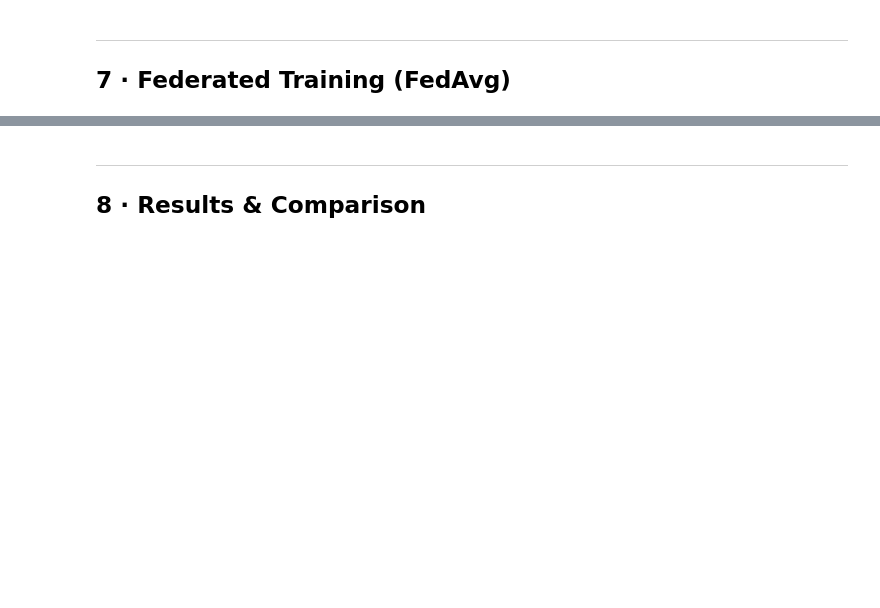
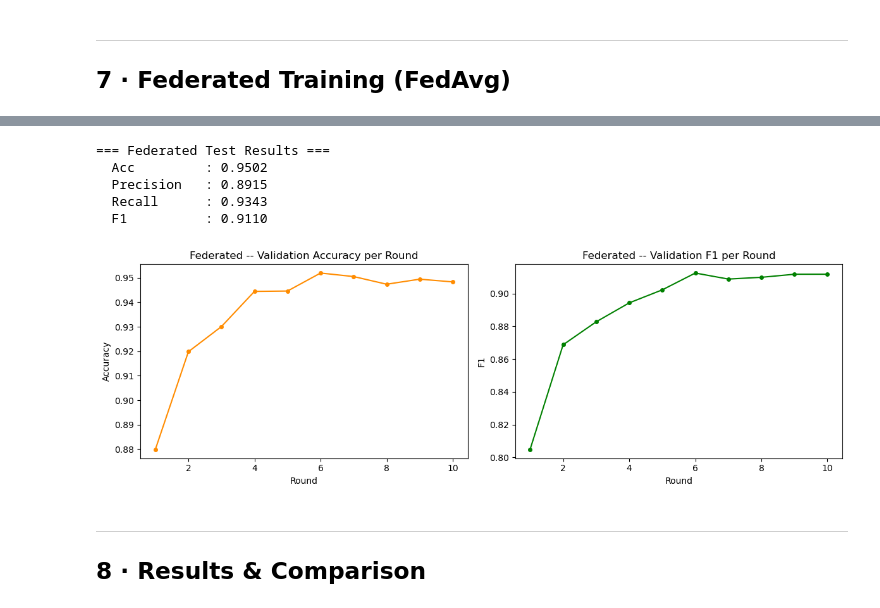
Before and after one commit to eashishkalra/federated-iiot-ids, a Jupyter notebook: final_pipeline.ipynb, the cells around one changed output, grey strips where cells are left out. Saved outputs shown, nothing was run; the diff lists cells and outputs as text; code cells hidden in the pictures; blank space fills up the shorter version.

```diff
--- a/final_pipeline.ipynb
+++ b/final_pipeline.ipynb
@@ -330,12 +442,15 @@ def evaluate_model(model, loader):
     return acc, pr, rc, f1
 # %%
 def get_model_params(model):
-    return [v.detach().cpu().numpy() for v in model.state_dict().values()]
+    return [v.detach().cpu().clone() for v in model.state_dict().values()]
 
 def set_model_params(model, params):
     sd = model.state_dict()
     for (k, v), p in zip(sd.items(), params):
-        sd[k] = torch.tensor(p, dtype=v.dtype)
+        if isinstance(p, torch.Tensor):
+            sd[k] = p.to(dtype=v.dtype)
+        else:
+            sd[k] = torch.tensor(p, dtype=v.dtype)
     model.load_state_dict(sd)
 
 def _train_epoch(model, loader, optimizer, loss_fn):
@@ -435,12 +598,18 @@ def _fedavg_round(parts, global_params, n_features, hidden, adjacency, batch, lr
 # %%
 def run_federated(rounds=ROUNDS, clients=N_CLIENTS, hidden=HIDDEN,
                 batch=BATCH, lr=LR, local_epochs=LOCAL_EPOCHS):
-    meta       = json.load(open(DATA_DIR / 'meta.json'))
+    with open(DATA_DIR / 'meta.json') as f:
+        meta = json.load(f)
     n_features = meta['n_features']
     adjacency  = torch.tensor(np.load(DATA_DIR / 'adjacency.npy'), dtype=torch.float32)
-    val   = pickle.load(open(DATA_DIR / 'val.pkl',  'rb'))
-    test  = pickle.load(open(DATA_DIR / 'test.pkl', 'rb'))
-    parts = [pickle.load(open(DATA_DIR / f'client_{i}.pkl', 'rb')) for i in range(clients)]
+    with open(DATA_DIR / 'val.pkl', 'rb') as f:
+        val = pickle.load(f)
+    with open(DATA_DIR / 'test.pkl', 'rb') as f:
+        test = pickle.load(f)
+    parts = []
+    for i in range(clients):
+        with open(DATA_DIR / f'client_{i}.pkl', 'rb') as f:
+            parts.append(pickle.load(f))
 
     val_loader    = get_loader(val['X'],  val['y'],  4096, shuffle=False)
     te_loader     = get_loader(test['X'], test['y'], 4096, shuffle=False)
@@ -457,7 +626,7 @@ def run_federated(rounds=ROUNDS, clients=N_CLIENTS, hidden=HIDDEN,
         val_acc, val_pr, val_rc, val_f1 = evaluate_model(global_model, val_loader)
         if val_acc > best_val:
             best_val    = val_acc
-            best_params = [p.copy() for p in global_params]
+            best_params = [p.clone() for p in global_params]
         history.append({'round': rnd, 'val_acc': val_acc, 'val_precision': val_pr,
                         'val_recall': val_rc, 'val_f1': val_f1, 'comm_bytes': comm_per_round})
         print(f'  rnd {rnd:02d}: val_acc={val_acc:.4f}  best={best_val:.4f}')
@@ -468,7 +637,8 @@ def run_federated(rounds=ROUNDS, clients=N_CLIENTS, hidden=HIDDEN,
     hist_df.to_csv(OUT_DIR / 'federated_history.csv', index=False)
     torch.save(global_model.state_dict(), OUT_DIR / 'federated_model.pt')
     test_metrics = {'acc': te_acc, 'precision': te_pr, 'recall': te_rc, 'f1': te_f1}
-    json.dump(test_metrics, open(OUT_DIR / 'federated_test_metrics.json', 'w'))
+    with open(OUT_DIR / 'federated_test_metrics.json', 'w') as f:
+        json.dump(test_metrics, f)
     print(f'\nBest val acc : {best_val:.4f}  |  Test acc (held-out once): {te_acc:.4f}')
     return hist_df, test_metrics
 # %%
@@ -476,16 +658,24 @@ fed_hist, fed_test = run_federated()
 # %%
 print('=== Federated Test Results ===')
 for k, v in fed_test.items():
     print(f'  {k.title():12s}: {v:.4f}')
 
-fig, axes = plt.subplots(1, 2, figsize=(12, 4))
-axes[0].plot(fed_hist['round'], fed_hist['val_acc'], marker='o', ms=4, color='darkorange')
-axes[0].set(title='Federated -- Validation Accuracy per Round', xlabel='Round', ylabel='Accuracy')
-axes[1].plot(fed_hist['round'], fed_hist['val_f1'], marker='o', ms=4, color='green')
-axes[1].set(title='Federated -- Validation F1 per Round', xlabel='Round', ylabel='F1')
-plt.tight_layout()
-plt.savefig(OUT_DIR / 'fig_federated.png', bbox_inches='tight')
-plt.show()
+if PLOTTING:
+    fig, axes = plt.subplots(1, 2, figsize=(12, 4))
+    axes[0].plot(fed_hist['round'], fed_hist['val_acc'], marker='o', ms=4, color='darkorange')
+    axes[0].set(title='Federated -- Validation Accuracy per Round', xlabel='Round', ylabel='Accuracy')
+    axes[1].plot(fed_hist['round'], fed_hist['val_f1'], marker='o', ms=4, color='green')
+    axes[1].set(title='Federated -- Validation F1 per Round', xlabel='Round', ylabel='F1')
+    plt.tight_layout()
+    plt.savefig(OUT_DIR / 'fig_federated.png', bbox_inches='tight')
+    plt.show()
+# %% [output]
+=== Federated Test Results ===
+  Acc         : 0.9502
+  Precision   : 0.8915
+  Recall      : 0.9343
+  F1          : 0.9110
+[figure, added]
 # %% [markdown]
 ---
 ## 8 · Results & Comparison
```
Also changed, not shown: parts of 19 cells of this notebook.
